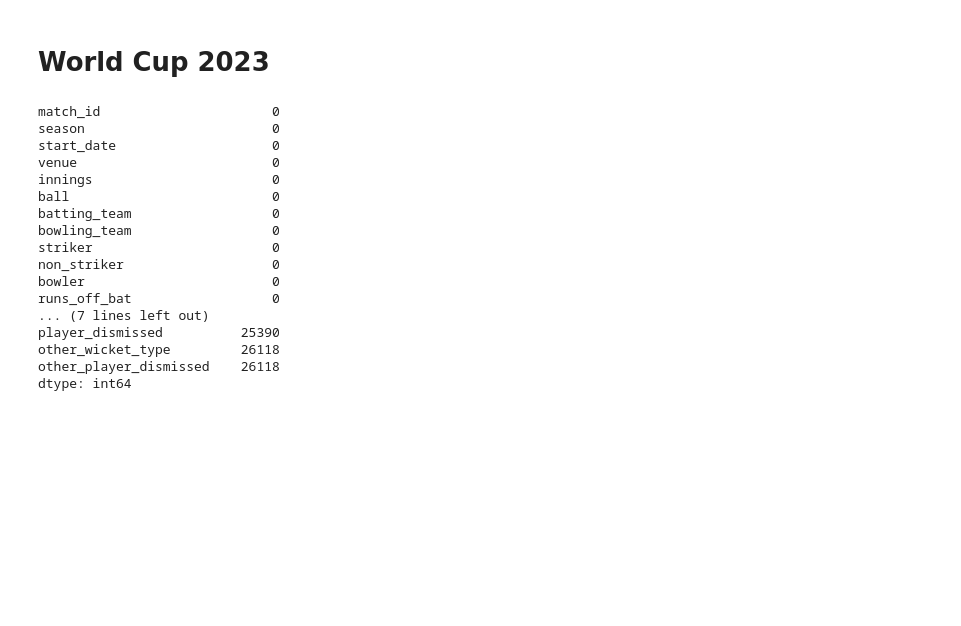
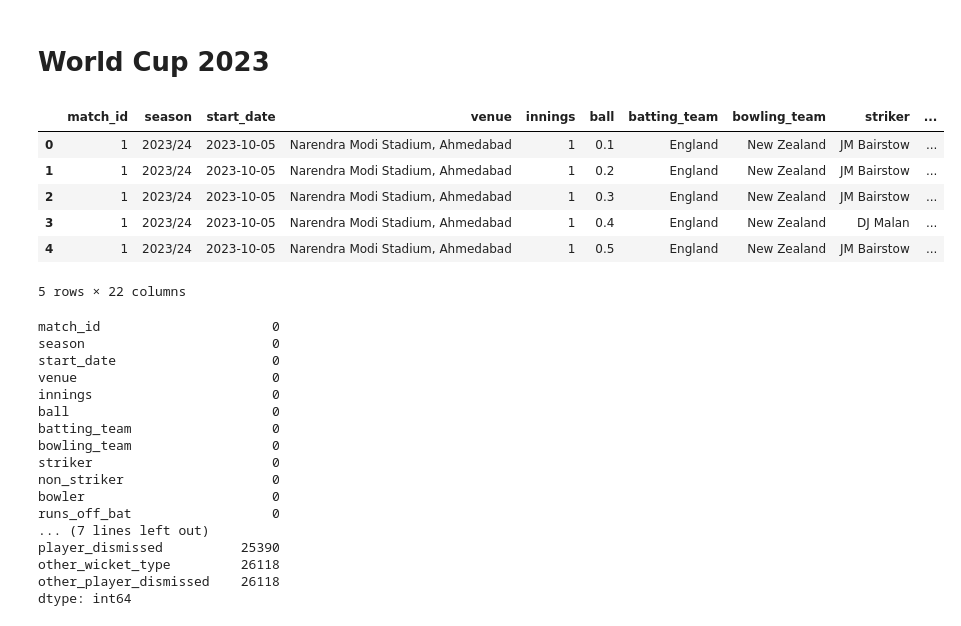
Before and after one commit to ZainFaisal005/DataCraft-Analysis-Vault, a Jupyter notebook: WorldCup2023 Project/WorldCup23.ipynb, the cells around one changed output. Cells and saved outputs as stored; diff of their text form; code cells hidden in the pictures; blank space fills up the shorter version.

```diff
--- a/WorldCup2023 Project/WorldCup23.ipynb
+++ b/WorldCup2023 Project/WorldCup23.ipynb
@@ -6,6 +6,15 @@ import matplotlib.pyplot as plt
 import seaborn as sns
 # %%
 df = pd.read_csv('deliveries.csv')
+df.head()
+# %% [output]
+|  | match_id | season | start_date | venue | innings | ball | batting_team | bowling_team | striker | ... |
+| 0 | 1 | 2023/24 | 2023-10-05 | Narendra Modi Stadium, Ahmedabad | 1 | 0.1 | England | New Zealand | JM Bairstow | ... |
+| 1 | 1 | 2023/24 | 2023-10-05 | Narendra Modi Stadium, Ahmedabad | 1 | 0.2 | England | New Zealand | JM Bairstow | ... |
+| 2 | 1 | 2023/24 | 2023-10-05 | Narendra Modi Stadium, Ahmedabad | 1 | 0.3 | England | New Zealand | JM Bairstow | ... |
+| 3 | 1 | 2023/24 | 2023-10-05 | Narendra Modi Stadium, Ahmedabad | 1 | 0.4 | England | New Zealand | DJ Malan | ... |
+| 4 | 1 | 2023/24 | 2023-10-05 | Narendra Modi Stadium, Ahmedabad | 1 | 0.5 | England | New Zealand | JM Bairstow | ... |
+5 rows × 22 columns
 # %%
 df.isnull().sum()
 # %% [output]
```
Also changed, not shown: parts of 2 cells of this notebook.
